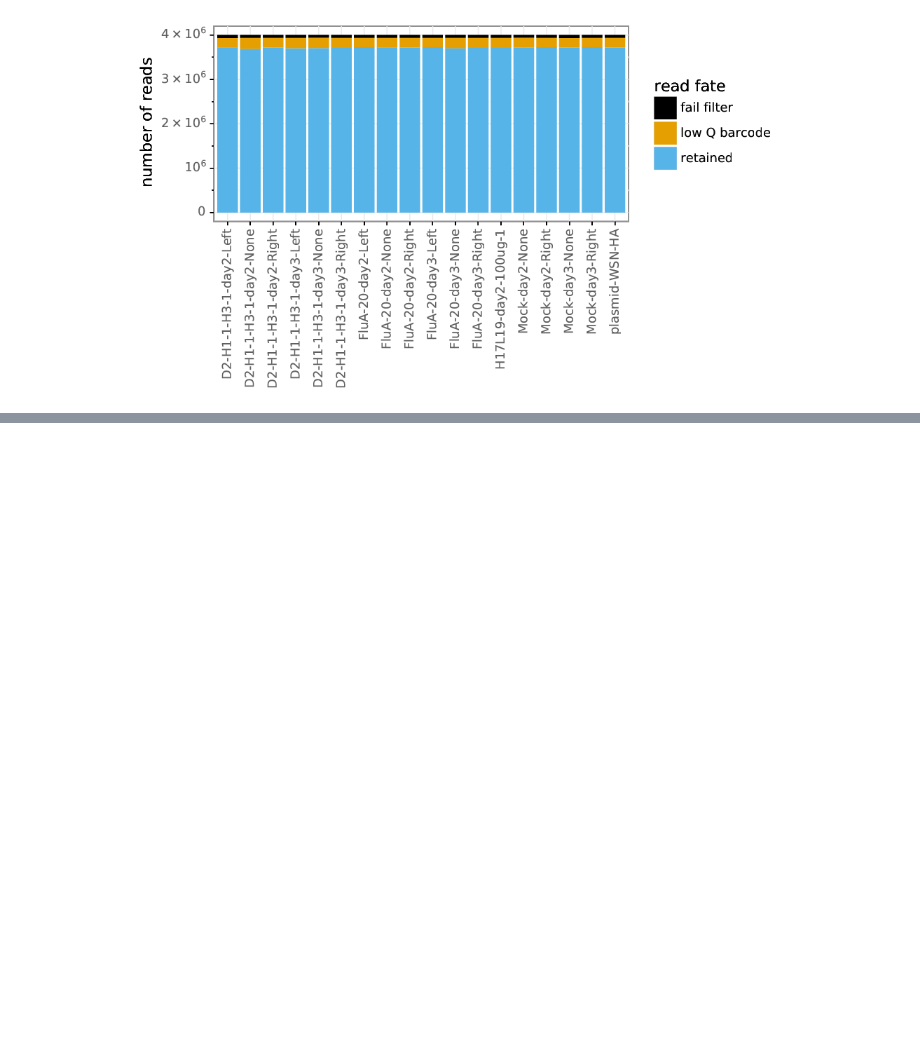
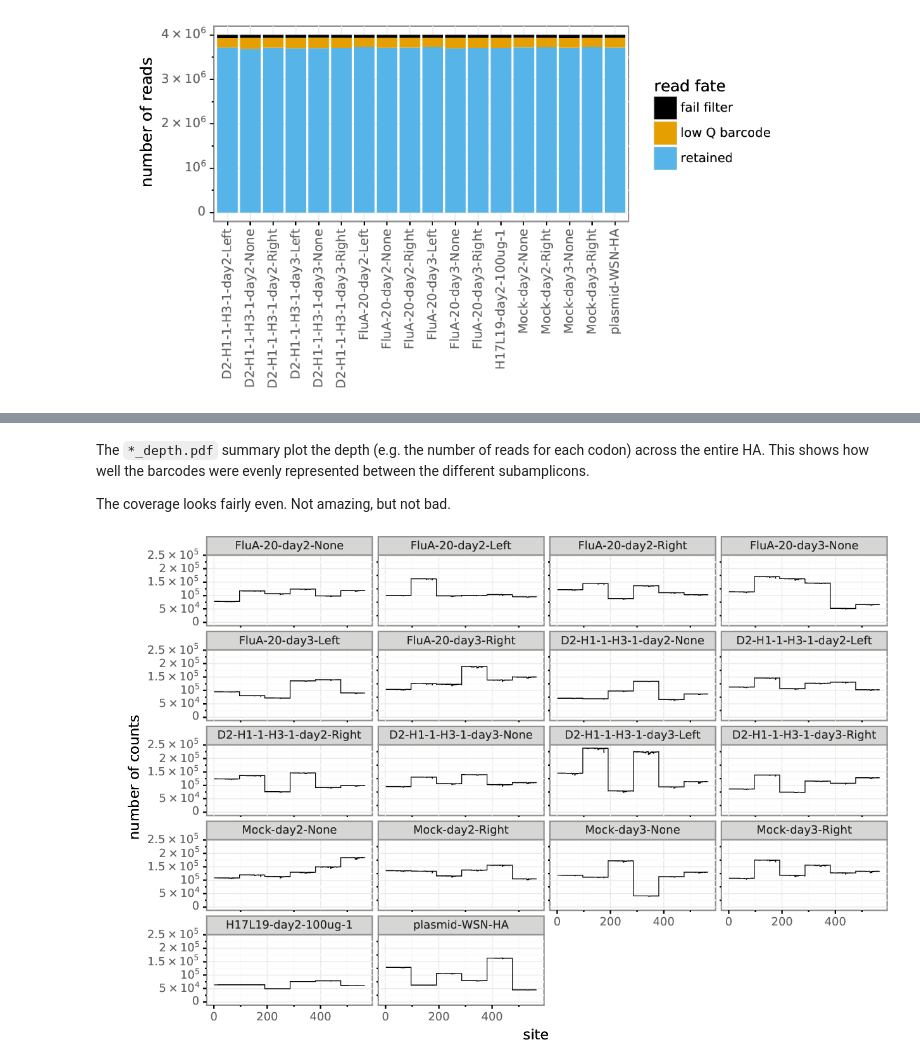
Before and after one commit to jbloomlab/FluA-20_D2_MAP_in_vivo, a Jupyter notebook: FluA-20_D2_MAP_in_vivo/analysis_notebook.ipynb, the cells around one changed output, grey strips where cells are left out. Cells and saved outputs as stored; diff of their text form; code cells hidden in the pictures; blank space fills up the shorter version.

```diff
--- a/FluA-20_D2_MAP_in_vivo/analysis_notebook.ipynb
+++ b/FluA-20_D2_MAP_in_vivo/analysis_notebook.ipynb
@@ -141,0 +158,8 @@ showPDF(countsplotprefix + '_readstats.pdf', width=700)
+# %% [markdown]
+The `*_depth.pdf` summary plot the depth (e.g. the number of reads for each codon) across the entire HA. This shows how well the barcodes were evenly represented between the different subamplicons.
+
+The coverage looks fairly even. Not amazing, but not bad.
+# %%
+showPDF(countsplotprefix + '_depth.pdf')
+# %% [output]
+[figure, added]
```
Also changed, not shown: parts of 29 cells of this notebook.
